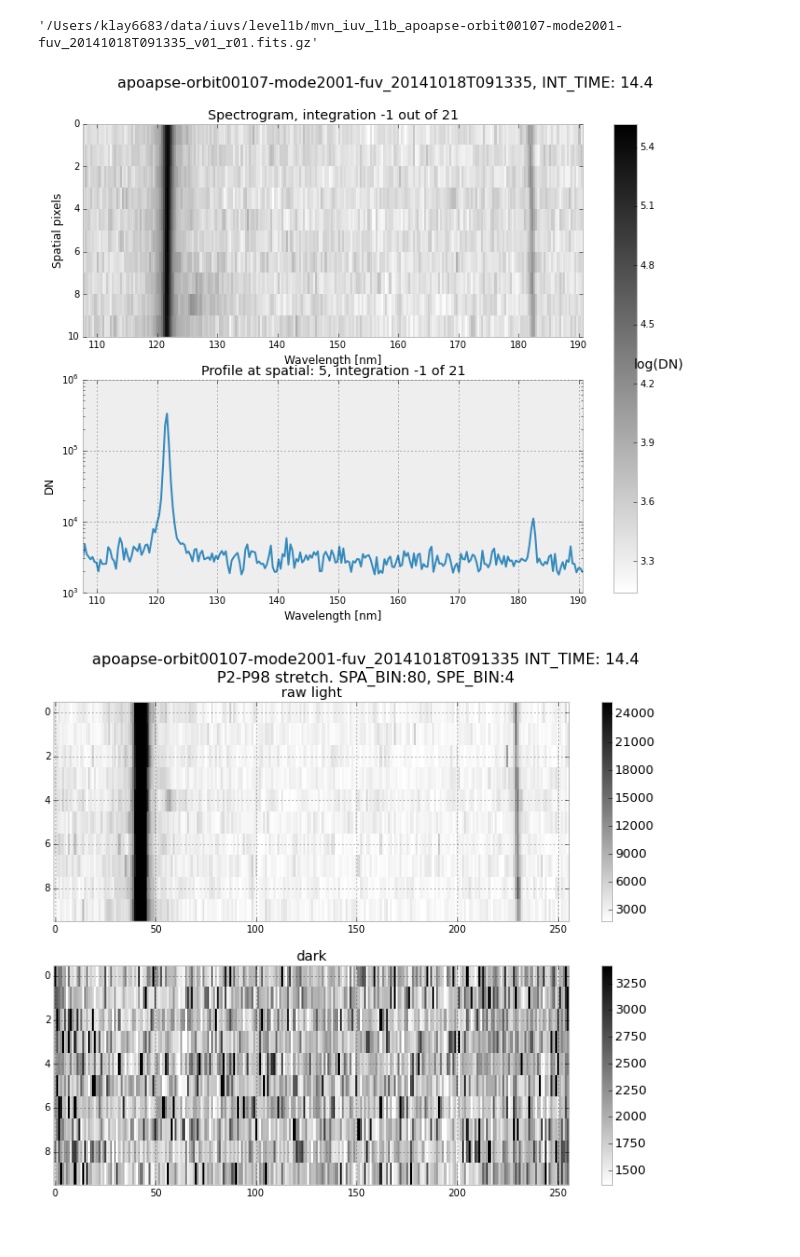
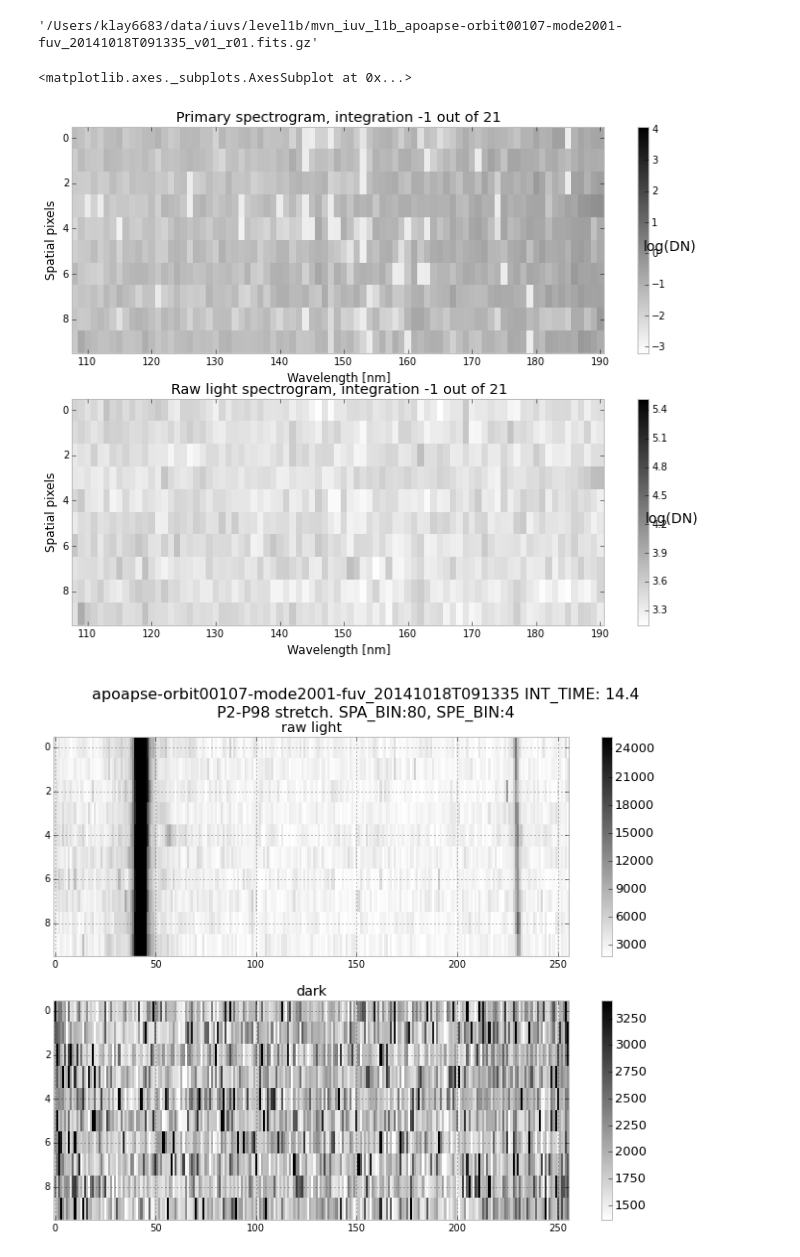
Before and after one commit to michaelaye/iuvs, a Jupyter notebook: notebooks/2015-03-02 IUVS Meeting Berkeley Light to Light.ipynb, the cells around one changed output. Drawn from its saved outputs; the diff is of its cells as text; code cells hidden in the pictures.

```diff
--- a/notebooks/2015-03-02 IUVS Meeting Berkeley Light to Light.ipynb
+++ b/notebooks/2015-03-02 IUVS Meeting Berkeley Light to Light.ipynb
@@ -207,10 +207,13 @@ fname
 '/Users/klay6683/data/iuvs/level1b/mvn_iuv_l1b_apoapse-orbit00107-mode2001-fuv_20141018T091335_v01_r01.fits.gz'
 # %%
 l1b = io.L1BReader(fname)
-# %%
-l1b.plot_raw_overview(-1)
-# %% [output]
-[figure, removed]
+# %%
+fig, ax= plt.subplots(nrows=2)
+l1b.plot_img_spectrogram(-1, ax=ax[0])
+l1b.plot_raw_spectrogram(-1, ax=ax[1])
+# %% [output]
+<matplotlib.axes._subplots.AxesSubplot at 0x...>
+[figure, added]
 # %%
 show_image_overview(l1b)
 # %% [output]
```
Also changed, not shown: 1 other file.
